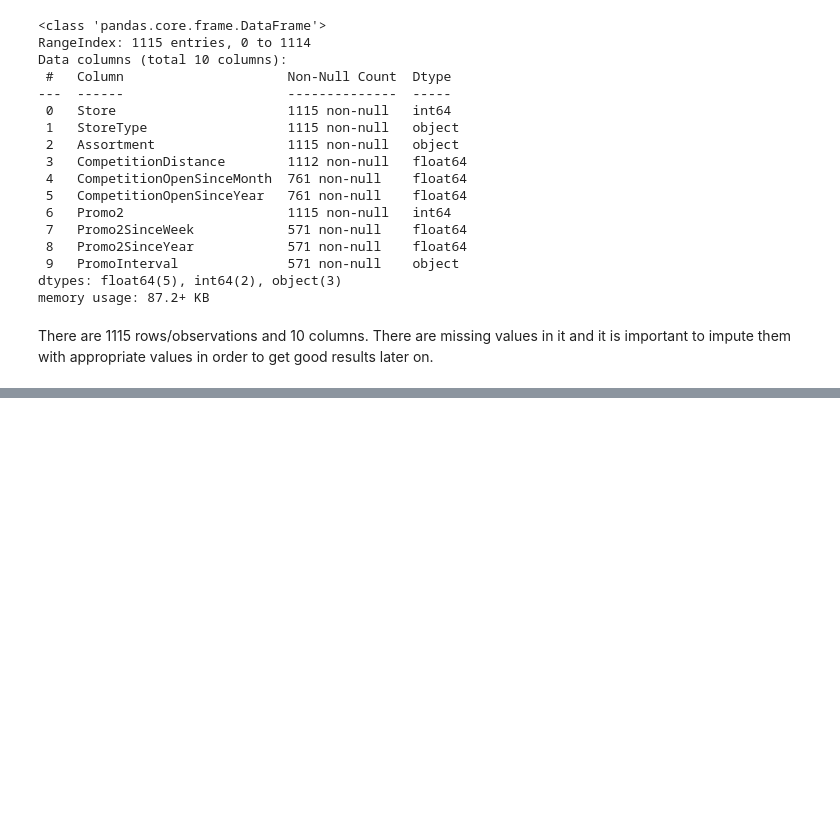
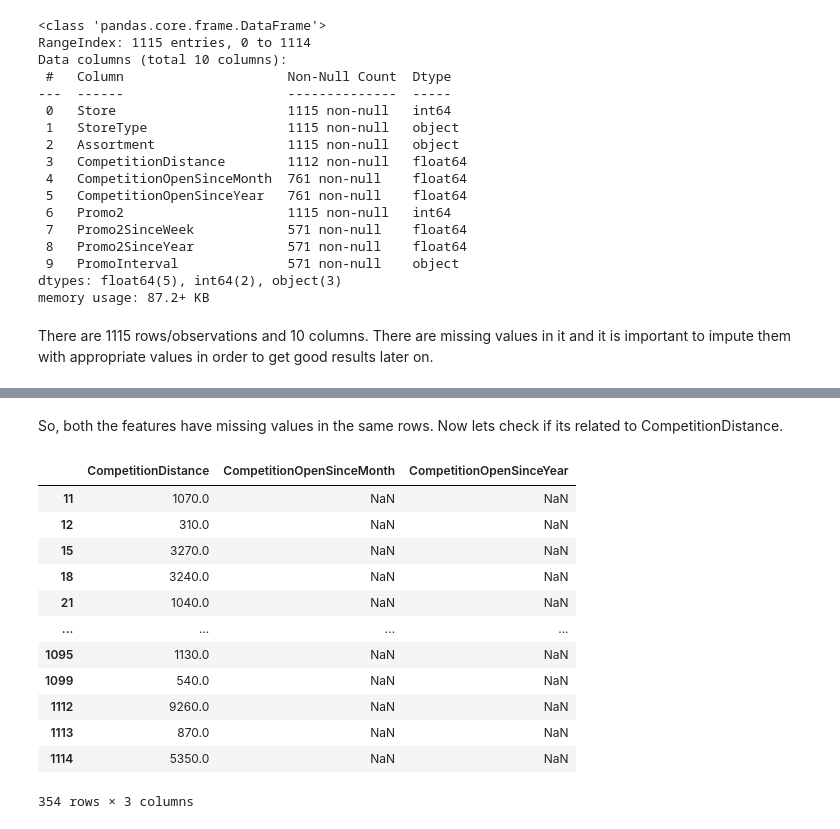
Before and after one commit to VishalKamde/Regression-project, a Jupyter notebook: Regression_analysis_on_Rossmann_Store_sales_Dataset_by_Vishal_Kamde_.ipynb, the cells around one changed output, grey strips where cells are left out. Drawn from its saved outputs; the diff is of its cells as text; code cells hidden in the pictures; blank space fills up the shorter version.

```diff
--- a/Regression_analysis_on_Rossmann_Store_sales_Dataset_by_Vishal_Kamde_.ipynb
+++ b/Regression_analysis_on_Rossmann_Store_sales_Dataset_by_Vishal_Kamde_.ipynb
@@ -248,0 +325,22 @@ There are 1115 rows/observations and 10 columns. There are missing values in it
+# %% [markdown]
+So, both the features have missing values in the same rows. Now lets check if its related to CompetitionDistance.
+# %%
+# Show CompetitionDistance, CompetitionOpenSinceMonth and CompetitionOpenSinceYear for rows
+# where CompetitionOpenSinceMonth and CompetitionOpenSinceYear have missing values.
+
+store[np.isnan(store["CompetitionOpenSinceMonth"])].loc[:,
+ ["CompetitionDistance", "CompetitionOpenSinceMonth", "CompetitionOpenSinceYear"]]
+# %% [output]
+|  | CompetitionDistance | CompetitionOpenSinceMonth | CompetitionOpenSinceYear |
+| 11 | 1070.0 | NaN | NaN |
+| 12 | 310.0 | NaN | NaN |
+| 15 | 3270.0 | NaN | NaN |
+| 18 | 3240.0 | NaN | NaN |
+| 21 | 1040.0 | NaN | NaN |
+| ... | ... | ... | ... |
+| 1095 | 1130.0 | NaN | NaN |
+| 1099 | 540.0 | NaN | NaN |
+| 1112 | 9260.0 | NaN | NaN |
+| 1113 | 870.0 | NaN | NaN |
+| 1114 | 5350.0 | NaN | NaN |
+354 rows × 3 columns
```
Also changed, not shown: parts of 25 cells of this notebook.
